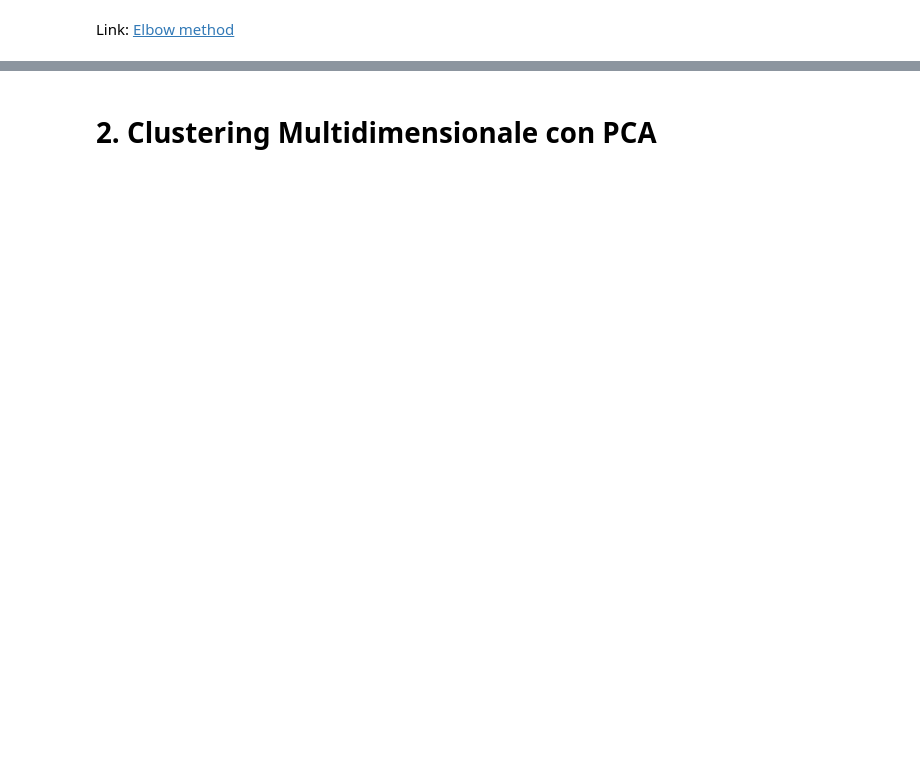
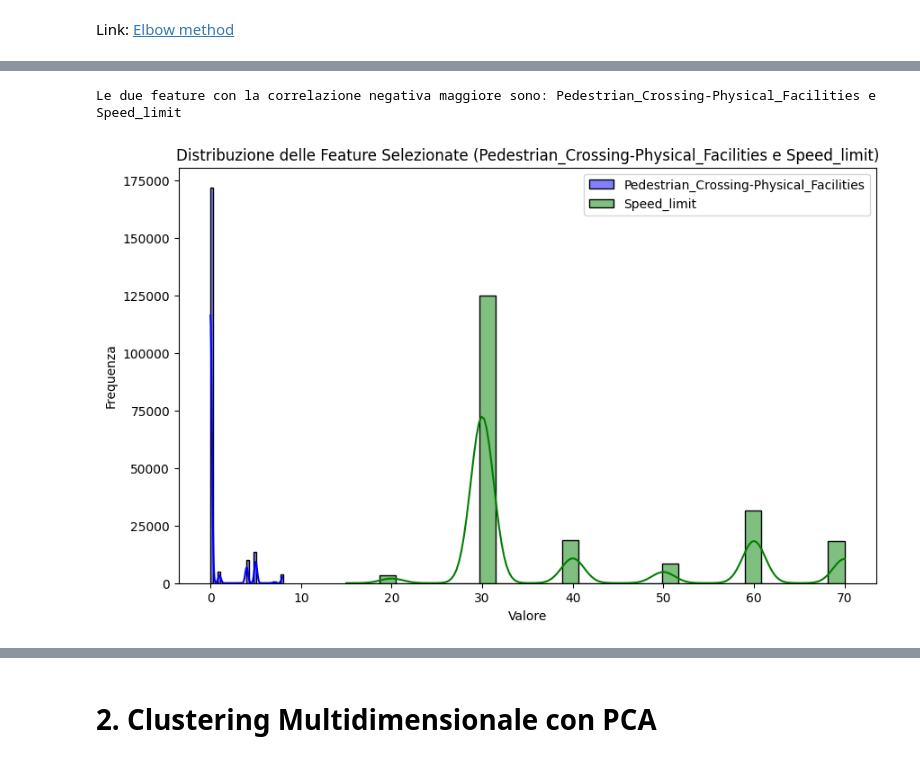
Before and after one commit to fedeStaffo/UK-Traffic-Accidents-Classification-Clustering-TimeSeries, a Jupyter notebook: clustering_uk_roads_accidents.ipynb, the cells around one changed output, grey strips where cells are left out. Drawn from its saved outputs; the diff is of its cells as text; code cells hidden in the pictures; blank space fills up the shorter version.

```diff
--- a/clustering_uk_roads_accidents.ipynb
+++ b/clustering_uk_roads_accidents.ipynb
@@ -204,3 +323,29 @@ plt.show()
+# %%
+# Trova la coppia di feature con la correlazione negativa maggiore (escludendo la diagonale)
+correlation_values = correlation_matrix.unstack().sort_values(ascending=True)  # Ordinato in ordine crescente
+selected_pairs = correlation_values[correlation_values < 0]  # Escludere le correlazioni positive
+
+# Trova la coppia con la correlazione negativa più forte (più vicina a -1)
+top_pair = selected_pairs.idxmin()  # Coppia con la correlazione negativa più forte
+
+# Visualizza la coppia selezionata
+feature_1n, feature_2n = top_pair
+print(f"Le due feature con la correlazione negativa maggiore sono: {feature_1n} e {feature_2n}")
+
+# Plot della distribuzione delle feature selezionate
+plt.figure(figsize=(10, 6))
+sns.histplot(numeric_features[feature_1n], kde=True, color='blue', label=feature_1n, bins=30)
+sns.histplot(numeric_features[feature_2n], kde=True, color='green', label=feature_2n, bins=30)
+
+# Miglioramenti del grafico
+plt.title(f'Distribuzione delle Feature Selezionate ({feature_1n} e {feature_2n})')
+plt.xlabel('Valore')
+plt.ylabel('Frequenza')
+plt.legend()
+plt.show()
+# %% [output]
+Le due feature con la correlazione negativa maggiore sono: Pedestrian_Crossing-Physical_Facilities e Speed_limit
+[figure, added]
 # %%
 from sklearn.cluster import KMeans
 from sklearn.metrics import silhouette_score, silhouette_samples
```
Also changed, not shown: parts of 14 cells of this notebook.
